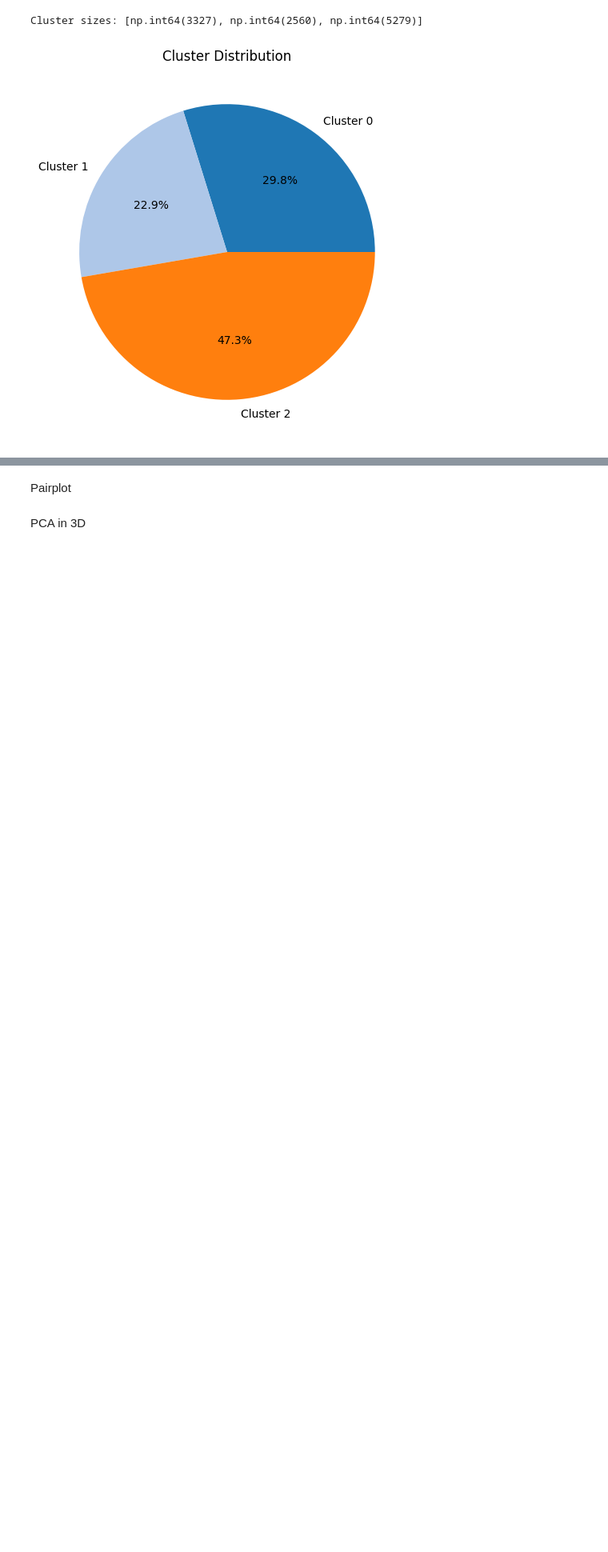
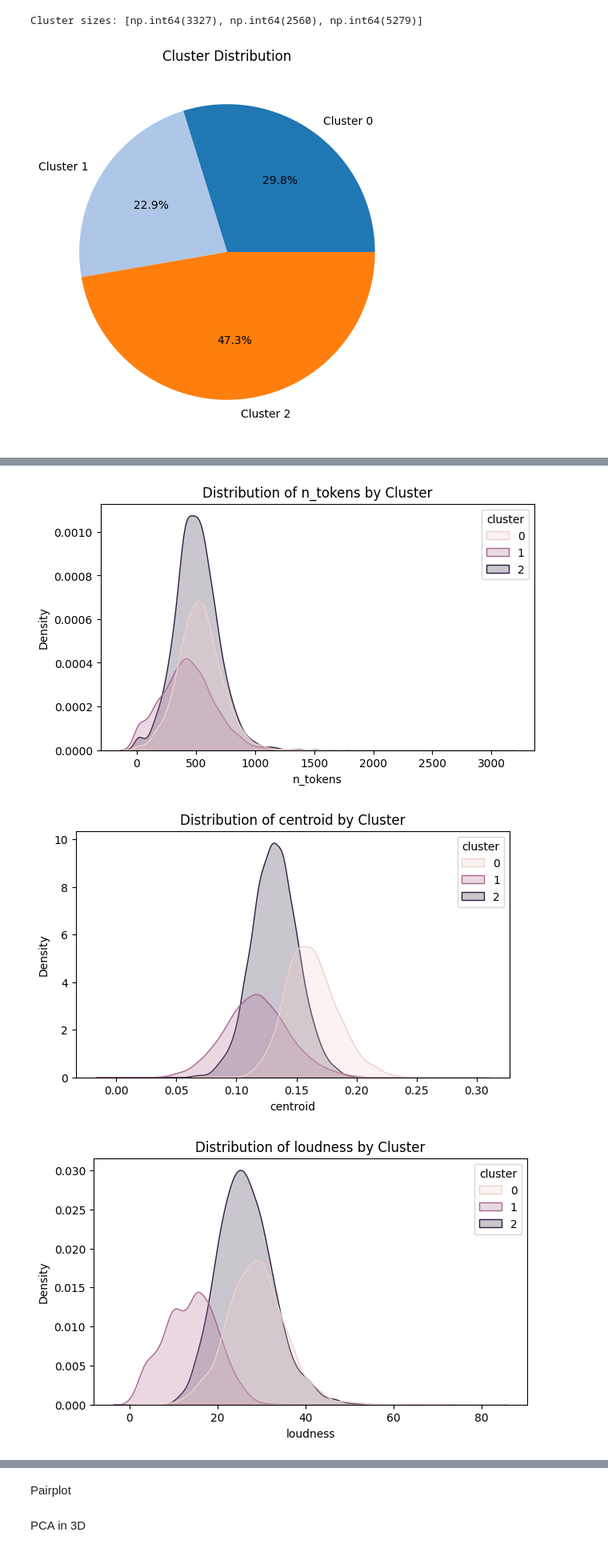
Before and after one commit to abderrahmane-salmi/UNIPI-Data-Mining-Project, a Jupyter notebook: task2/03_clustering_analysis.ipynb, the cells around one changed output, grey strips where cells are left out. Shown at 80% size. Saved outputs shown, nothing was run; the diff lists cells and outputs as text; code cells hidden in the pictures; blank space fills up the shorter version.

```diff
--- a/task2/03_clustering_analysis.ipynb
+++ b/task2/03_clustering_analysis.ipynb
@@ -409,0 +454,15 @@ Cluster sizes: [np.int64(3327), np.int64(2560), np.int64(5279)]
+# %%
+import seaborn as sns
+
+df_clustered = tracks_df.copy()
+df_clustered["cluster"] = final_kmeans_clusters
+
+for col in X.columns:
+    plt.figure(figsize=(7,4))
+    sns.kdeplot(data=df_clustered, x=col, hue="cluster", fill=True)
+    plt.title(f"Distribution of {col} by Cluster")
+    plt.show()
+# %% [output]
+[figure, added]
+[figure, added]
+[figure, added]
```
Also changed, not shown: parts of 11 cells of this notebook.
